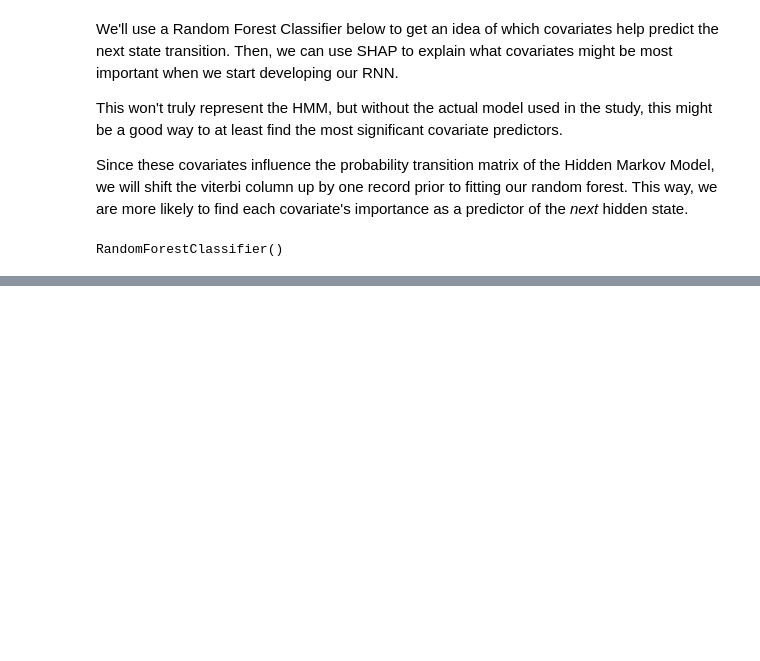
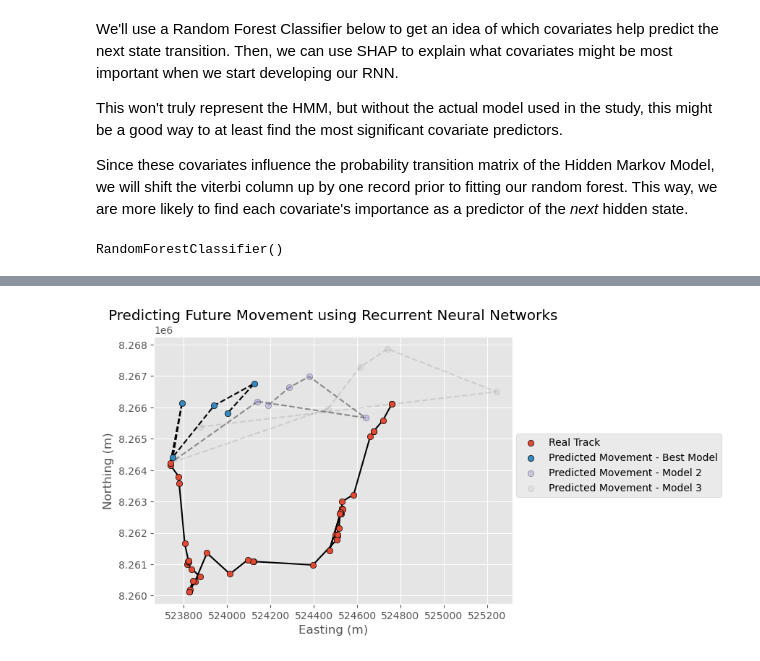
Before and after one commit to AnthonyGallante/MSDS_422_Project, a Jupyter notebook: MuskoxRNN.ipynb, the cells around one changed output, grey strips where cells are left out. Cells and saved outputs as stored; diff of their text form; code cells hidden in the pictures; blank space fills up the shorter version.

```diff
--- a/MuskoxRNN.ipynb
+++ b/MuskoxRNN.ipynb
@@ -179,0 +607,6 @@ shap.plots.bar(shap_values)
+# %%
+prediction = predict_future(sequences[0], Model1)
+prediction = [ss.inverse_transform(p) for p in prediction]
+
+track = ss.inverse_transform(sequences[0])[:, 2:4]
+pred = prediction[0][:, 2:4]
@@ -179,0 +615,12 @@ shap.plots.bar(shap_values)
+# %%
+prediction2 = predict_future(sequences[0], Model2)
+prediction2 = [ss.inverse_transform(p) for p in prediction2]
+
+track2 = ss.inverse_transform(sequences[0])[:, 2:4]
+pred2 = prediction2[0][:, 2:4]
+
+prediction3 = predict_future(sequences[0], Model3)
+prediction3 = [ss.inverse_transform(p) for p in prediction3]
+
+track3 = ss.inverse_transform(sequences[0])[:, 2:4]
+pred3 = prediction3[0][:, 2:4]
@@ -179,0 +630,25 @@ shap.plots.bar(shap_values)
+# %%
+plt.scatter(x=track[:, 0][-50:], y=track[:, 1][-50:], zorder=10, edgecolor='k', label='Real Track')
+
+plt.scatter(x=pred[:, 0], y=pred[:, 1], zorder=10, edgecolor='k', label='Predicted Movement - Best Model')
+plt.scatter(x=pred2[:, 0], y=pred2[:, 1], zorder=10, edgecolor='k', label='Predicted Movement - Model 2', alpha=0.4)
+plt.scatter(x=pred3[:, 0], y=pred3[:, 1], zorder=10, edgecolor='k', label='Predicted Movement - Model 3', alpha=0.1)
+
+
+plt.plot(track[:, 0][-50:], track[:, 1][-50:], zorder=1, color='k')
+plt.plot(pred[:, 0], pred[:, 1], zorder=1, color='k', linestyle='--')
+plt.plot([pred[0][0], track[-1][0]], [pred[0][1], track[-1][1]], linestyle='--', color='k')
+
+plt.plot(pred2[:, 0], pred2[:, 1], zorder=1, color='k', linestyle='--', alpha=0.4)
+plt.plot([pred2[0][0], track2[-1][0]], [pred2[0][1], track2[-1][1]], linestyle='--', alpha=0.4, color='k')
+
+plt.plot(pred3[:, 0], pred3[:, 1], zorder=1, color='k', linestyle='--', alpha=0.1)
+plt.plot([pred3[0][0], track3[-1][0]], [pred3[0][1], track3[-1][1]], linestyle='--', alpha=0.1, color='k')
+
+plt.legend(loc=(1.01, 0.4))
+plt.title('Predicting Future Movement using Recurrent Neural Networks')
+plt.ylabel('Northing (m)')
+plt.xlabel('Easting (m)')
+plt.show()
+# %% [output]
+[figure, added]
```
Also changed, not shown: parts of 35 cells of this notebook, 1 other file.
